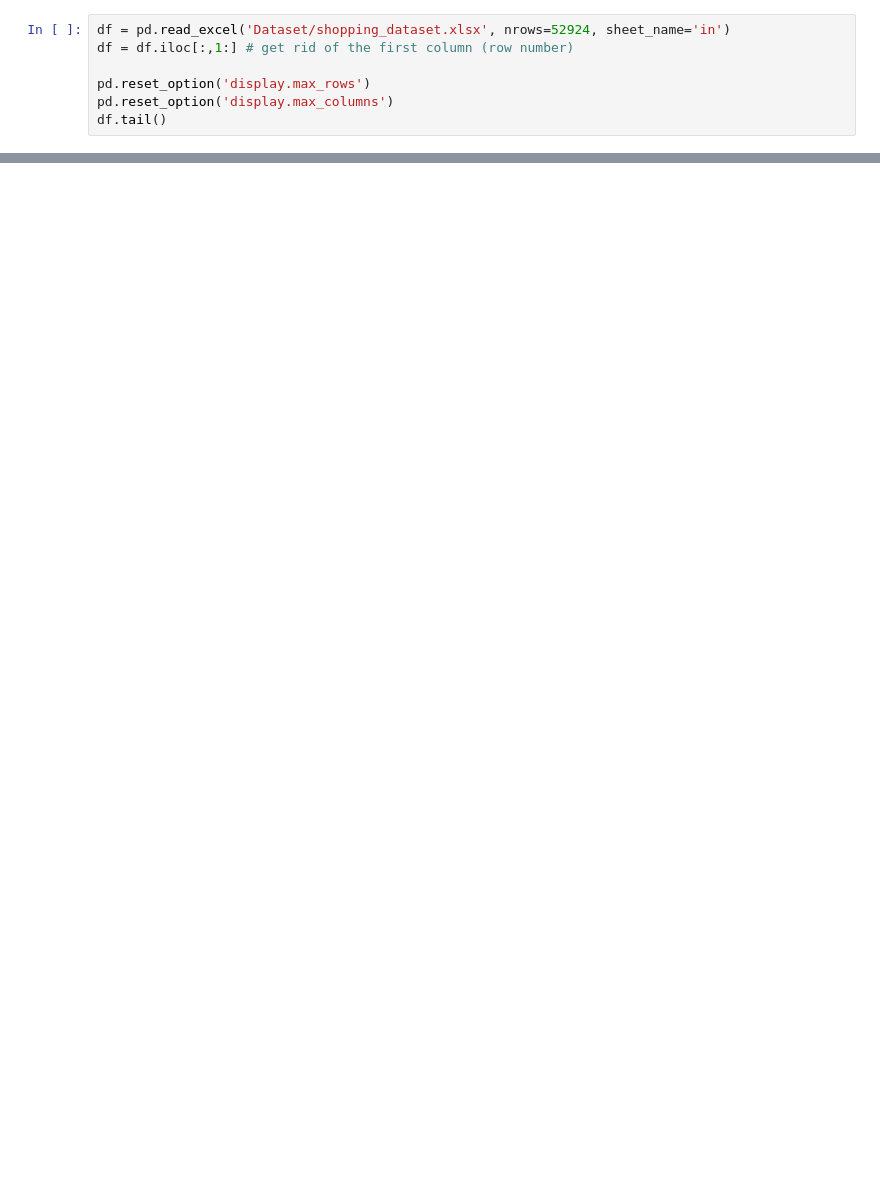
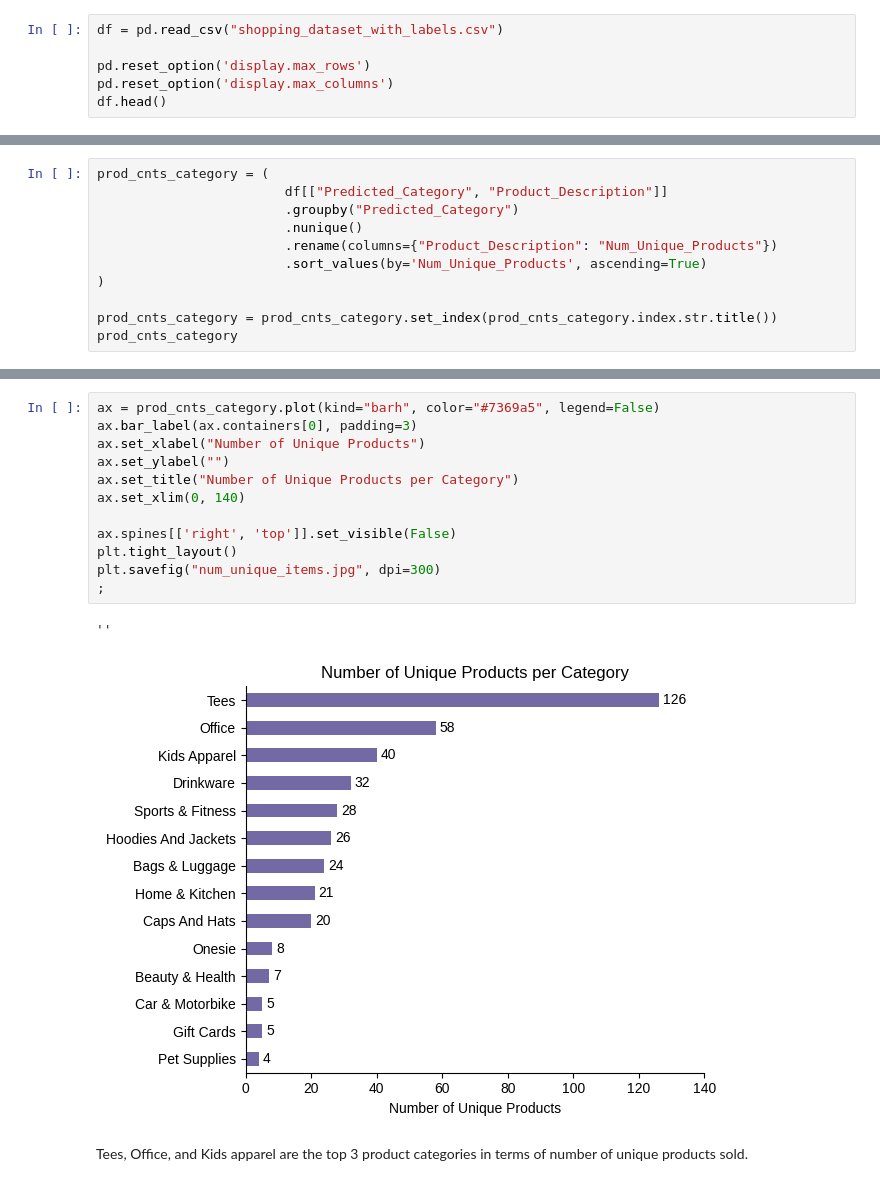
Before and after one commit to ValAnthonyB/LT2_DMW1_Final_Project, a Jupyter notebook: Final Notebooks/1 EDA.ipynb, the cells around one changed output, grey strips where cells are left out. Saved outputs shown, nothing was run; the diff lists cells and outputs as text; blank space fills up the shorter version.

```diff
--- a/Final Notebooks/1 EDA.ipynb
+++ b/Final Notebooks/1 EDA.ipynb
@@ -7,9 +21,8 @@ import matplotlib.pyplot as plt
 # %%
-df = pd.read_excel('Dataset/shopping_dataset.xlsx', nrows=52924, sheet_name='in')
-df = df.iloc[:,1:] # get rid of the first column (row number)
+df = pd.read_csv("shopping_dataset_with_labels.csv")
 
 pd.reset_option('display.max_rows')
 pd.reset_option('display.max_columns')
-df.tail()
+df.head()
 # %% [output]
 |  | CustomerID | Gender | Location | Tenure_Months | Transaction_ID | Transaction_Date | Product_SKU | ... |
@@ -127,0 +136,11 @@ eda_3.head(20)
+# %%
+prod_cnts_category = (
+                        df[["Predicted_Category", "Product_Description"]]
+                        .groupby("Predicted_Category")
+                        .nunique()
+                        .rename(columns={"Product_Description": "Num_Unique_Products"})
+                        .sort_values(by='Num_Unique_Products', ascending=True)
+)
+
+prod_cnts_category = prod_cnts_category.set_index(prod_cnts_category.index.str.title())
+prod_cnts_category
@@ -127,0 +164,17 @@ eda_3.head(20)
+# %%
+ax = prod_cnts_category.plot(kind="barh", color="#7369a5", legend=False)
+ax.bar_label(ax.containers[0], padding=3)
+ax.set_xlabel("Number of Unique Products")
+ax.set_ylabel("")
+ax.set_title("Number of Unique Products per Category")
+ax.set_xlim(0, 140)
+
+ax.spines[['right', 'top']].set_visible(False)
+plt.tight_layout()
+plt.savefig("num_unique_items.jpg", dpi=300)
+;
+# %% [output]
+''
+[figure, added]
+# %% [markdown]
+Tees, Office, and Kids apparel are the top 3 product categories in terms of number of unique products sold.
```
Also changed, not shown: parts of 29 cells of this notebook.
